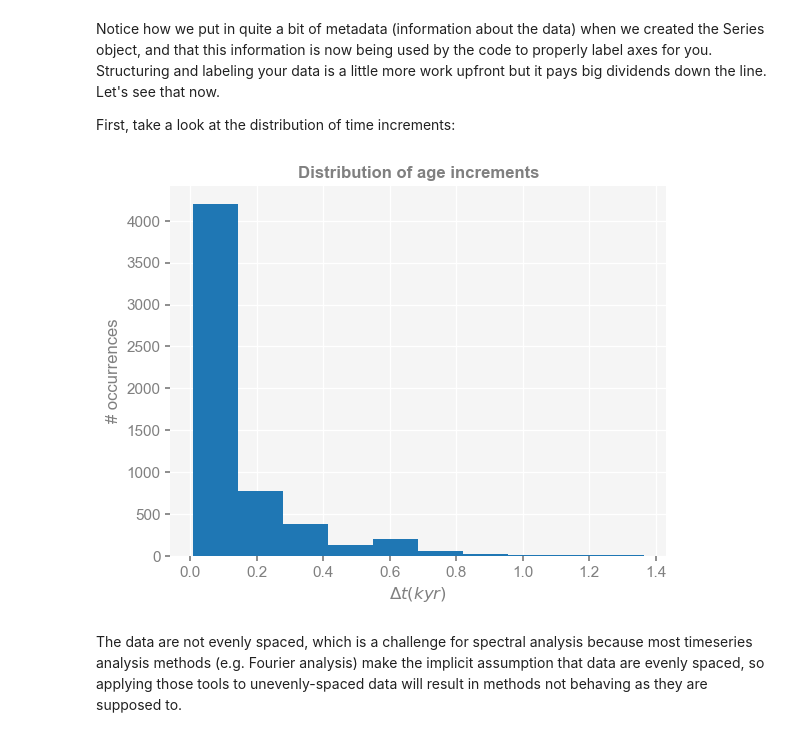
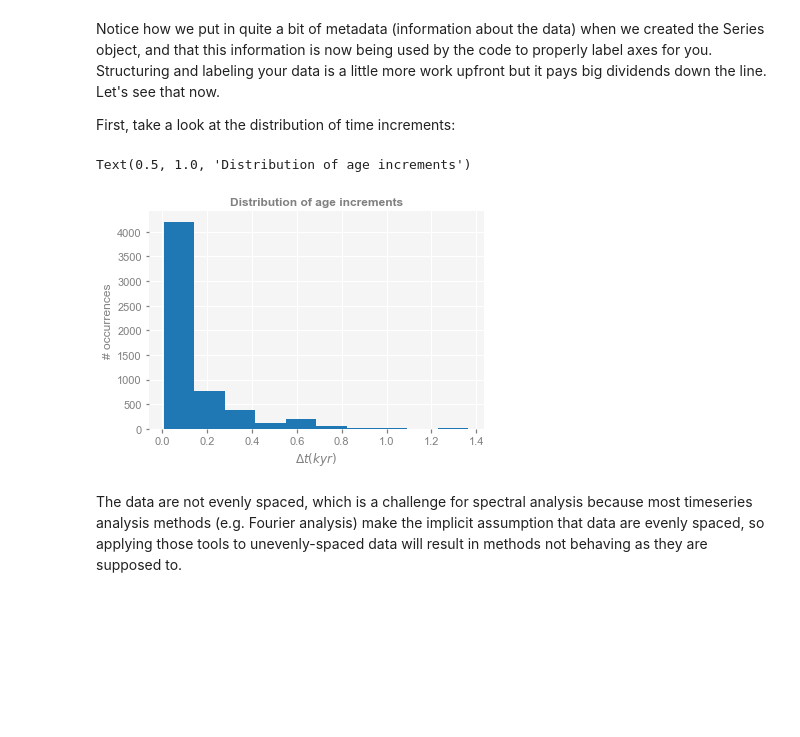
Before and after one commit to LinkedEarth/paleobooks_mathom, a Jupyter notebook: notebooks/EDC_demo.ipynb, the cells around one changed output. Drawn from its saved outputs; the diff is of its cells as text; code cells hidden in the pictures; blank space fills up the shorter version.

Commit message:
Updated EDC demo
compliant with Pyleoclim v0.7.3

```diff
--- a/notebooks/EDC_demo.ipynb
+++ b/notebooks/EDC_demo.ipynb
@@ -52,12 +50,12 @@ First, take a look at the distribution of time increments:
 # %%
 fig, ax = plt.subplots()
 plt.hist(np.diff(dDts.time))
 plt.xlabel(r'$\Delta t (kyr)$')
 plt.ylabel('# occurrences')
 plt.title('Distribution of age increments',weight='bold')
-pyleo.showfig(fig)
 # %% [output]
+Text(0.5, 1.0, 'Distribution of age increments')
-[figure, old version]
+[figure, new version]
 # %% [markdown]
 The data are not evenly spaced, which is a challenge for spectral analysis because most timeseries analysis methods (e.g. Fourier analysis) make the implicit assumption that data are evenly spaced, so applying those tools to unevenly-spaced data will result in methods not behaving as they are supposed to.
 # %% [markdown]
```
Also changed, not shown: parts of 19 cells of this notebook.
